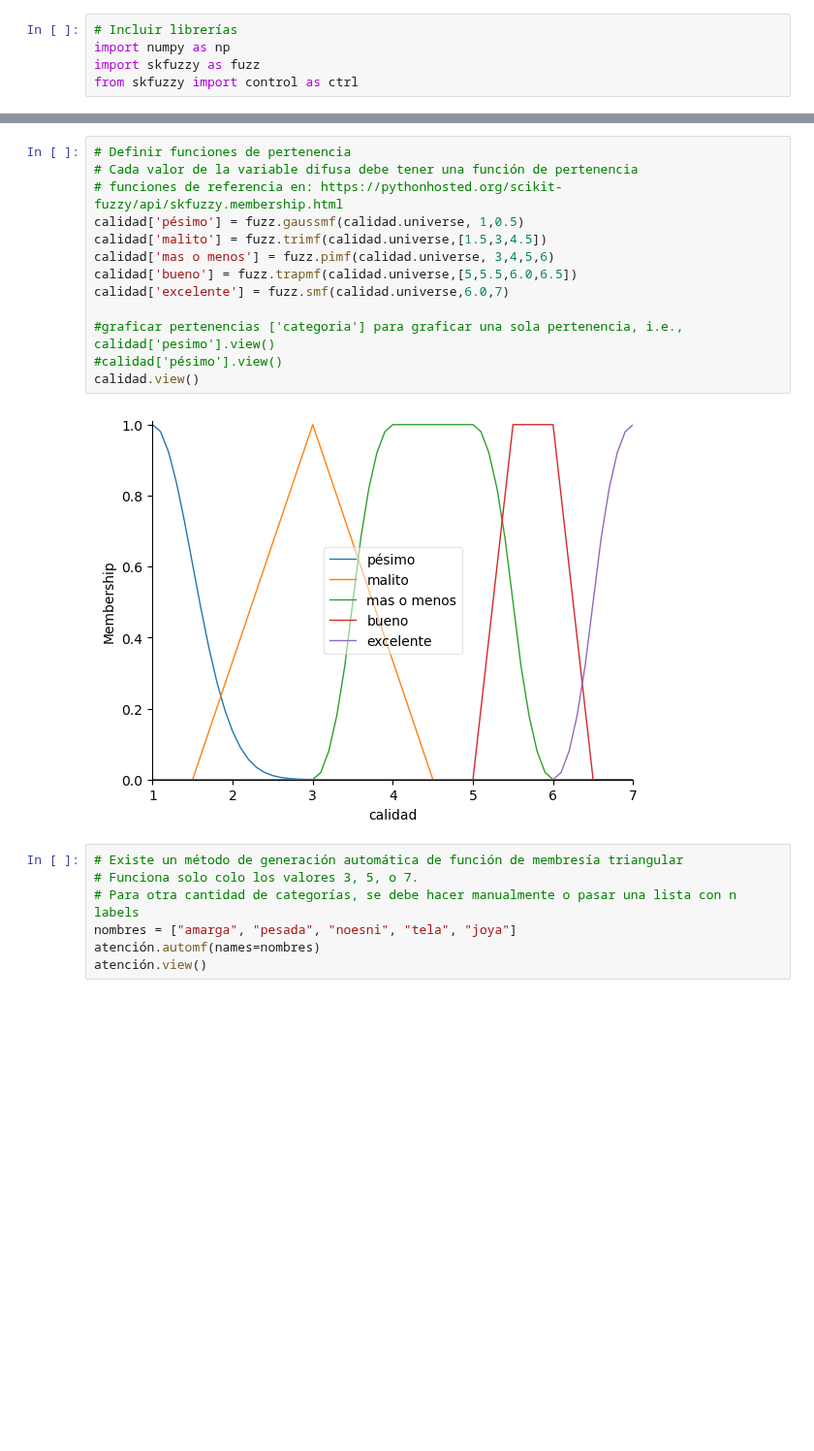
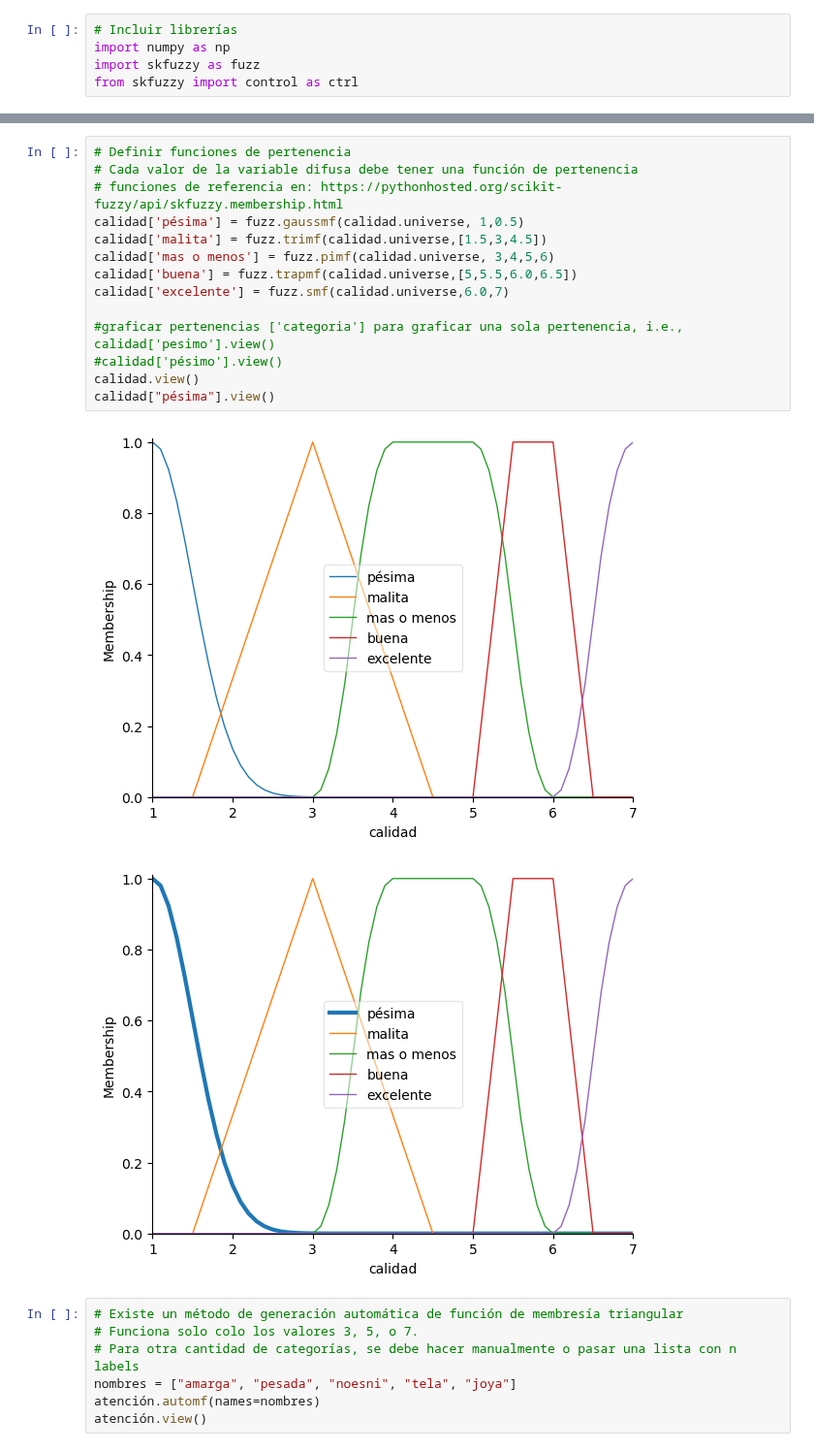
Before and after one commit to TEL-USM/IPD434, a Jupyter notebook: Clases/02_SistemasDifusos/02_SciKit_Fuzzy.ipynb, the cells around one changed output, grey strips where cells are left out. Shown at 97% size. Cells and saved outputs as stored; diff of their text form; blank space fills up the shorter version.

```diff
--- a/Clases/02_SistemasDifusos/02_SciKit_Fuzzy.ipynb
+++ b/Clases/02_SistemasDifusos/02_SciKit_Fuzzy.ipynb
@@ -58,18 +65,20 @@ print(propina.universe)
 # %%
 # Definir funciones de pertenencia
 # Cada valor de la variable difusa debe tener una función de pertenencia
 # funciones de referencia en: https://pythonhosted.org/scikit-fuzzy/api/skfuzzy.membership.html
-calidad['pésimo'] = fuzz.gaussmf(calidad.universe, 1,0.5)
-calidad['malito'] = fuzz.trimf(calidad.universe,[1.5,3,4.5])
+calidad['pésima'] = fuzz.gaussmf(calidad.universe, 1,0.5)
+calidad['malita'] = fuzz.trimf(calidad.universe,[1.5,3,4.5])
 calidad['mas o menos'] = fuzz.pimf(calidad.universe, 3,4,5,6)
-calidad['bueno'] = fuzz.trapmf(calidad.universe,[5,5.5,6.0,6.5])
+calidad['buena'] = fuzz.trapmf(calidad.universe,[5,5.5,6.0,6.5])
 calidad['excelente'] = fuzz.smf(calidad.universe,6.0,7)
 
 #graficar pertenencias ['categoria'] para graficar una sola pertenencia, i.e., calidad['pesimo'].view()
 #calidad['pésimo'].view()
 calidad.view()
+calidad["pésima"].view()
 # %% [output]
 [figure]
+[figure, added]
 # %%
 # Existe un método de generación automática de función de membresía triangular
 # Funciona solo colo los valores 3, 5, o 7.
```
Also changed, not shown: parts of 12 cells of this notebook, 2 other files.
